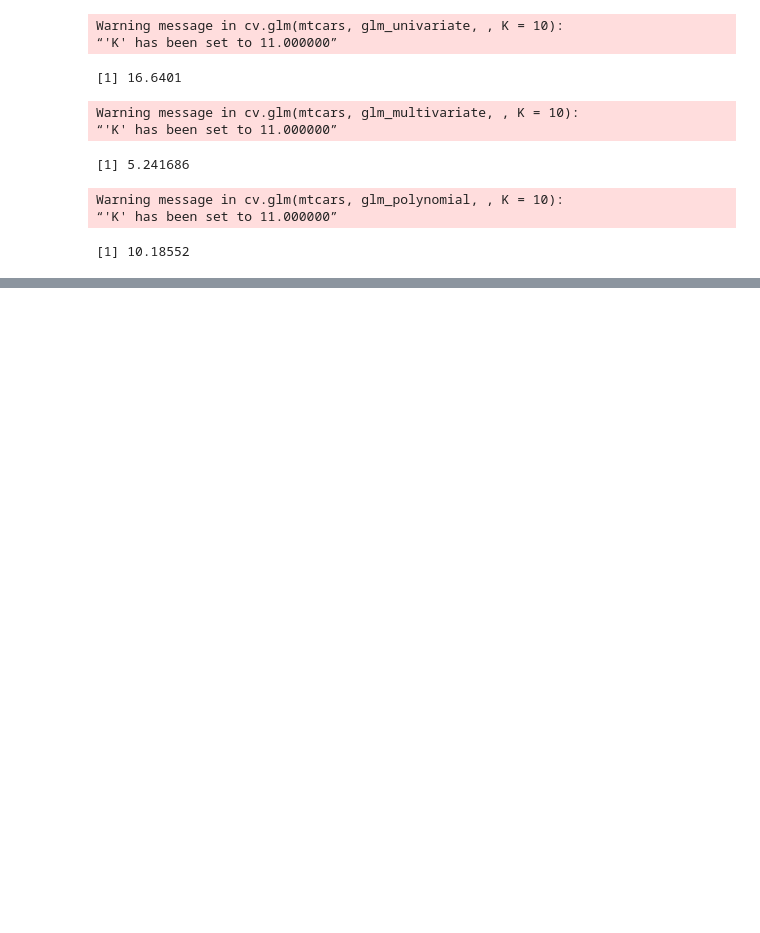
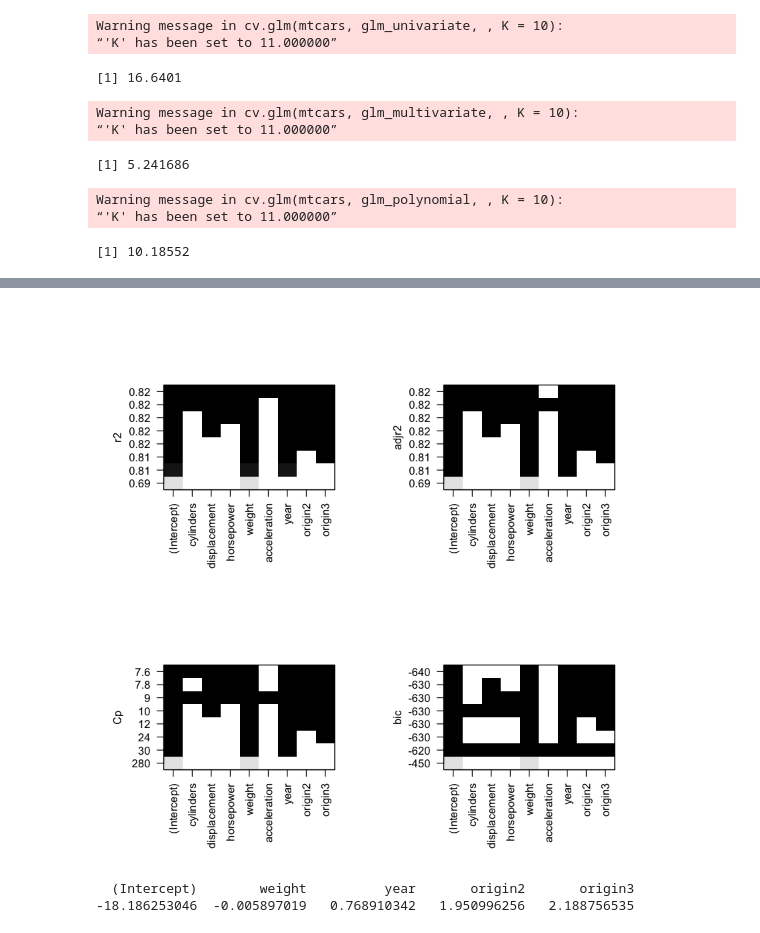
Before and after one commit to edkrueger/r-regression-labs, a Jupyter notebook: mtcars.ipynb, the cells around one changed output, grey strips where cells are left out. Cells and saved outputs as stored; diff of their text form; code cells hidden in the pictures; blank space fills up the shorter version.

```diff
--- a/mtcars.ipynb
+++ b/mtcars.ipynb
@@ -900,0 +1073,15 @@ Warning message in cv.glm(mtcars, glm_polynomial, , K = 10):
+# %%
+# use the built-in plot function to plot the best models against their associated fit metrics
+par(mfrow = c(2,2))
+plot(reg_fit_full, scale="r2")
+plot(reg_fit_full, scale="adjr2")
+plot(reg_fit_full, scale="Cp")
+plot(reg_fit_full, scale="bic")
+# %% [output]
+[figure, added]
+# %%
+# see the coefficients for the best model with 4 variable
+coef(reg_fit_full, 4)
+# %% [output]
+  (Intercept)        weight          year       origin2       origin3
+-18.186253046  -0.005897019   0.768910342   1.950996256   2.188756535
```
Also changed, not shown: parts of 15 cells of this notebook.
